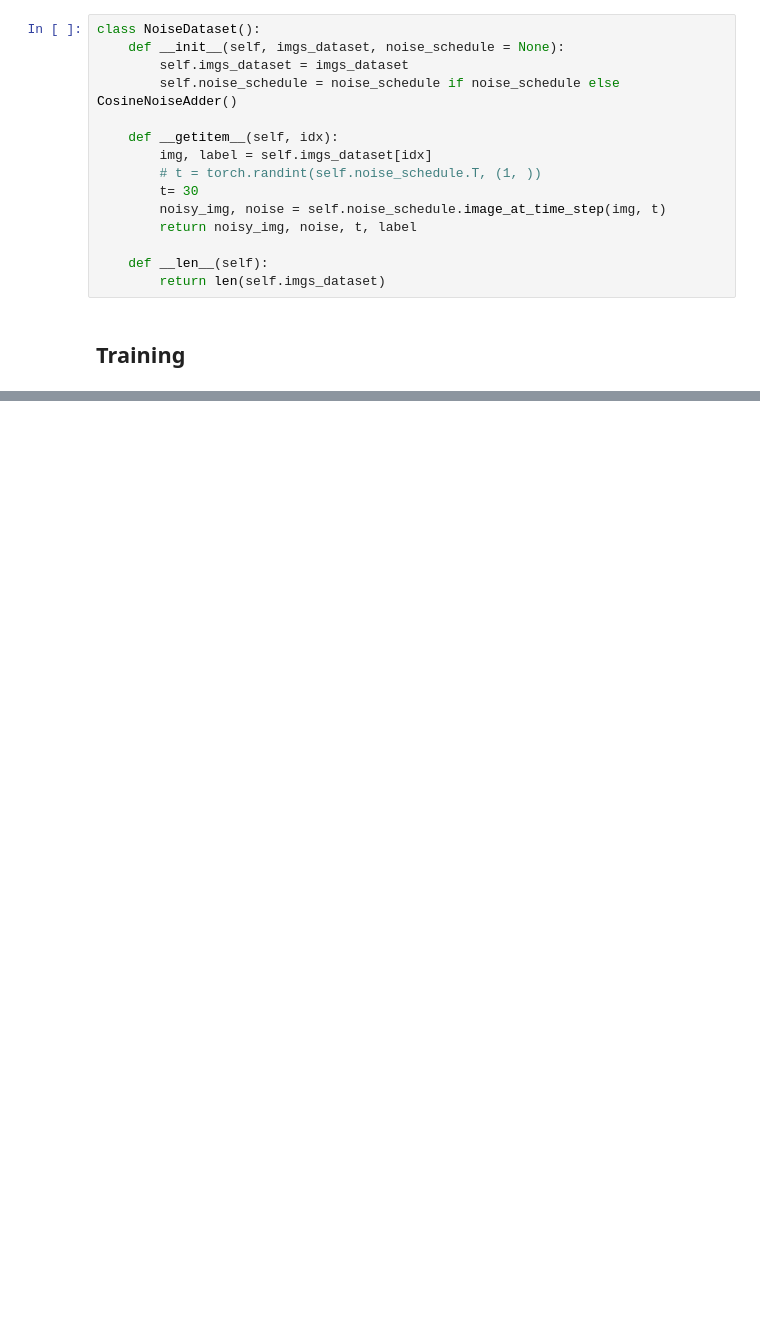
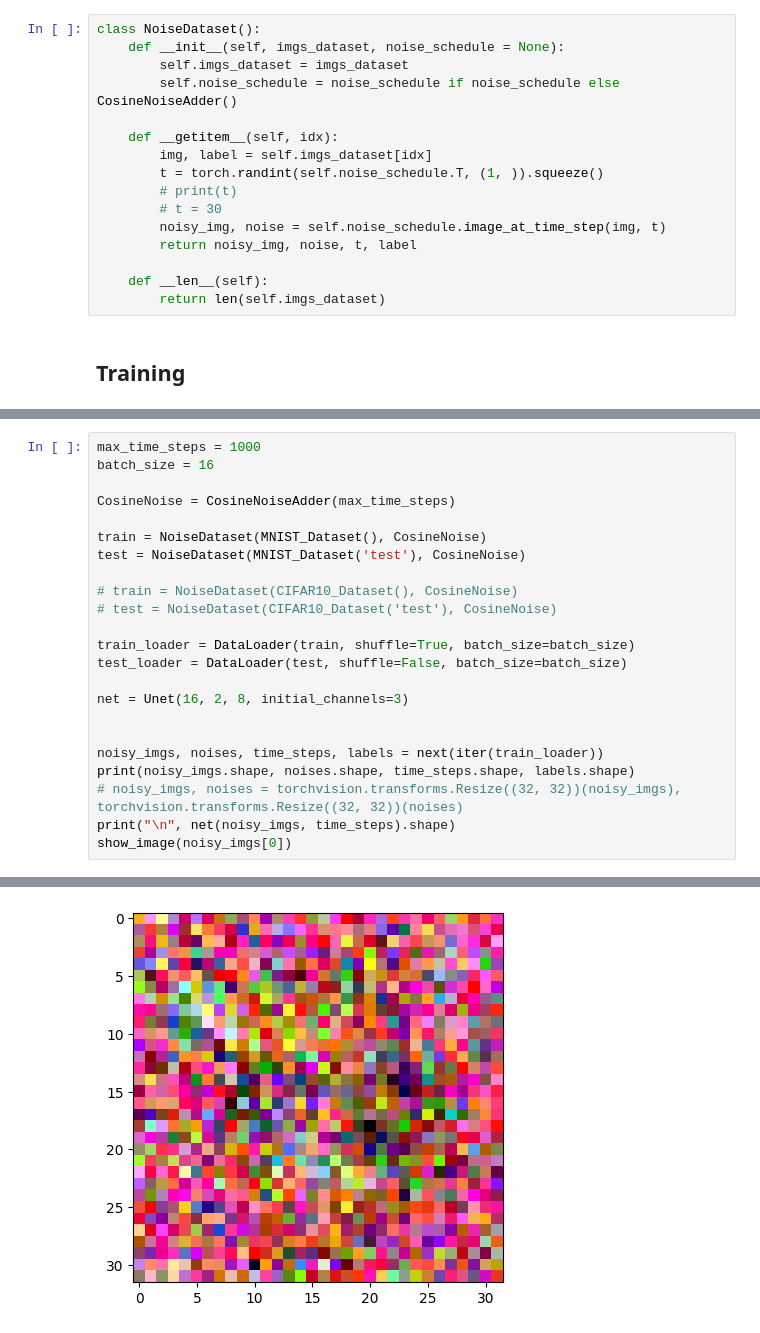
Before and after one commit to Nasotro/Diffusion-Implementation, a Jupyter notebook: v2.ipynb, the cells around one changed output, grey strips where cells are left out. Drawn from its saved outputs; the diff is of its cells as text; blank space fills up the shorter version.

```diff
--- a/v2.ipynb
+++ b/v2.ipynb
@@ -127,8 +121,9 @@ class NoiseDataset():
 
     def __getitem__(self, idx):
         img, label = self.imgs_dataset[idx]
-        # t = torch.randint(self.noise_schedule.T, (1, ))
-        t= 30
+        t = torch.randint(self.noise_schedule.T, (1, )).squeeze()
+        # print(t)
+        # t = 30
         noisy_img, noise = self.noise_schedule.image_at_time_step(img, t)
         return noisy_img, noise, t, label
 
@@ -181,0 +134,24 @@ torch.Size([16, 3, 32, 32])
+# %%
+max_time_steps = 1000
+batch_size = 16
+
+CosineNoise = CosineNoiseAdder(max_time_steps)
+
+train = NoiseDataset(MNIST_Dataset(), CosineNoise)
+test = NoiseDataset(MNIST_Dataset('test'), CosineNoise)
+
+# train = NoiseDataset(CIFAR10_Dataset(), CosineNoise)
+# test = NoiseDataset(CIFAR10_Dataset('test'), CosineNoise)
+
+train_loader = DataLoader(train, shuffle=True, batch_size=batch_size)
+test_loader = DataLoader(test, shuffle=False, batch_size=batch_size)
+
+net = Unet(16, 2, 8, initial_channels=3)
+
+
+noisy_imgs, noises, time_steps, labels = next(iter(train_loader))
+print(noisy_imgs.shape, noises.shape, time_steps.shape, labels.shape)
+# noisy_imgs, noises = torchvision.transforms.Resize((32, 32))(noisy_imgs), torchvision.transforms.Resize((32, 32))(noises)
+print("\n", net(noisy_imgs, time_steps).shape)
+show_image(noisy_imgs[0])
+# %% [output]
@@ -181,0 +171 @@ torch.Size([16, 3, 32, 32])
+[figure, added]
```
Also changed, not shown: parts of 20 cells of this notebook, 6 other files.
